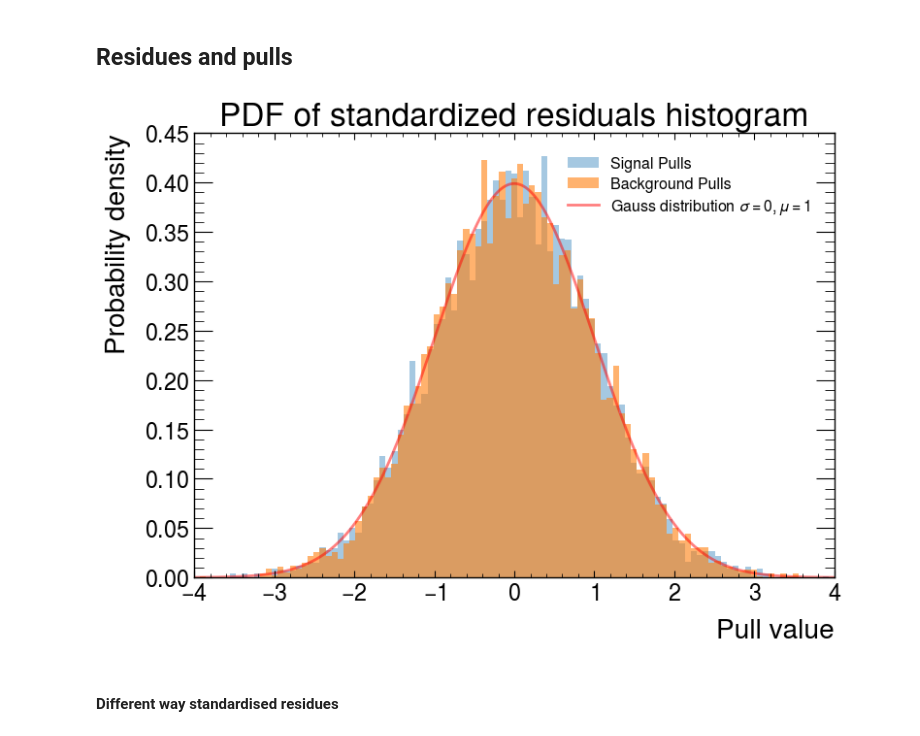
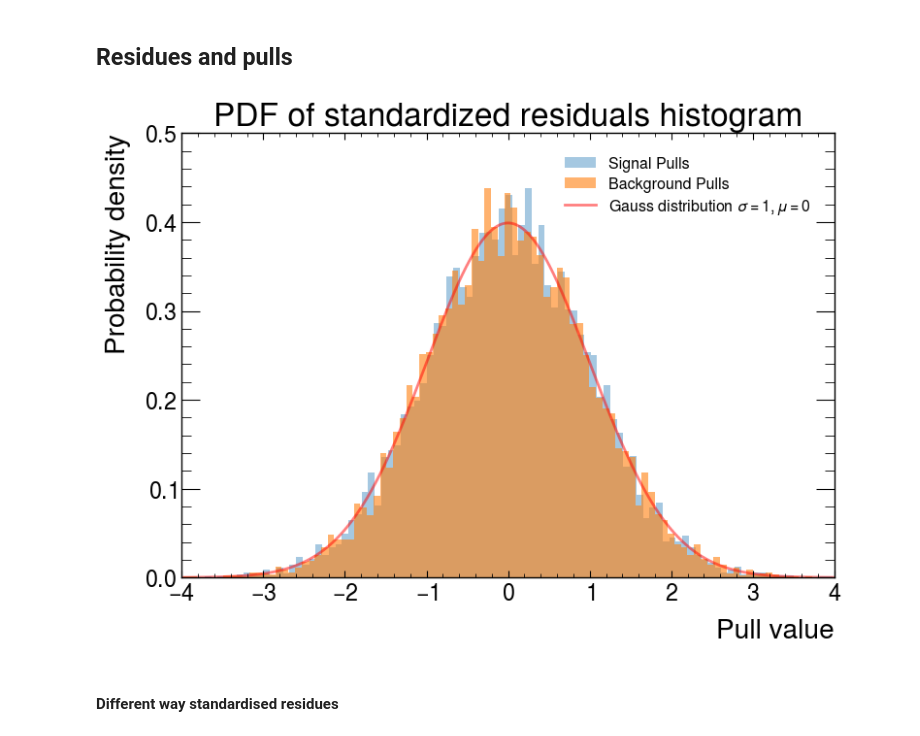
Before and after one commit to draczew23/TFractionFitter_job, a Jupyter notebook: err_anal.ipynb, the cells around one changed output. Cells and saved outputs as stored; diff of their text form; code cells hidden in the pictures.

```diff
--- a/err_anal.ipynb
+++ b/err_anal.ipynb
@@ -11,8 +11,13 @@ import mplhep as hep
 plt.style.use(hep.style.ATLAS)  # or ATLAS/LHCb2
 # %% [markdown]
 ## Column values
+# %%
+filename = 'output/01_stat_10k_experiments_100_bins/output_10k_01_stat_1E4_data_100bin.txt'
+filename_cut = filename.replace('output/', '')
+filename_cut = filename_cut.replace('.txt', '')
+filename_cut = filename_cut.replace('/', '_')
 # %%
-data = pd.read_csv("output/big_stat_10k_experiments_100_bins/output_10k_full_stat_1E5_data_100bin.txt", sep=';')
+data = pd.read_csv(filename, sep=';')
 data
 # %% [output]
 |  | BKG PROBABILITY | BKG ERROR | SIGNAL PROBABILITY | SIGNAL ERROR | CORR | MAN_CORR |
@@ -191,35 +284,35 @@ bkg_err = data['BKG ERROR']
 sig_pred = 0.3
 bkg_pred = 0.7
 
 # Calculate residuals
 sig_residues = sig - sig_pred
 bkg_residues = bkg - bkg_pred
 
 # Calculate pulls (standardized residuals)
 bkg_pulls = stats.zscore(bkg)
 sig_pulls = stats.zscore(sig)
 
 weights = np.ones_like(sig_pulls) / len(sig_pulls)
 
 # Plot histograms of pulls
 plt.hist(sig_pulls, bins=Nbins, alpha=0.4, label='Signal Pulls', density=True)
 plt.hist(bkg_pulls, bins=Nbins, alpha=0.6, label='Background Pulls', density=True)
 
 plt.xlim([-4, 4])
 xmin, xmax = plt.xlim()
 x = np.linspace(xmin, xmax, 1000)
 gauss = norm.pdf(x, 0, 1)
-plt.plot(x, gauss, label=r'Gauss distribution $\sigma = 0, \mu = 1$', linestyle='-', color='red', alpha=0.5,)
+plt.plot(x, gauss, label=r'Gauss distribution $\sigma = 1, \mu = 0$', linestyle='-', color='red', alpha=0.5,)
 plt.xlabel("Pull value")
 plt.ylabel("Probability density")
 plt.title('PDF of standardized residuals histogram')
 plt.legend(fontsize="11.5", loc ="upper right")
 plt.tight_layout()
 # Show legen
 # plt.show()
 plt.savefig("stand_resid_hist.pdf")
 # %% [output]
-[figure, old version]
+[figure, new version]
 # %% [markdown]
 #### Different way standardised residues
 # %%
```
Also changed, not shown: parts of 22 cells of this notebook.
